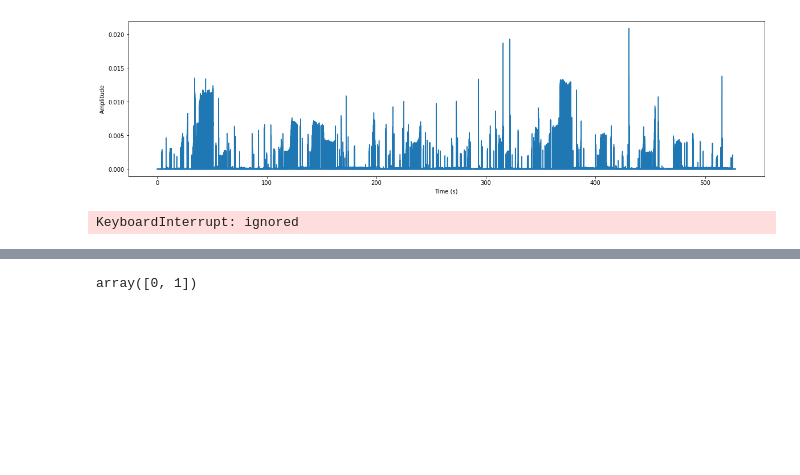
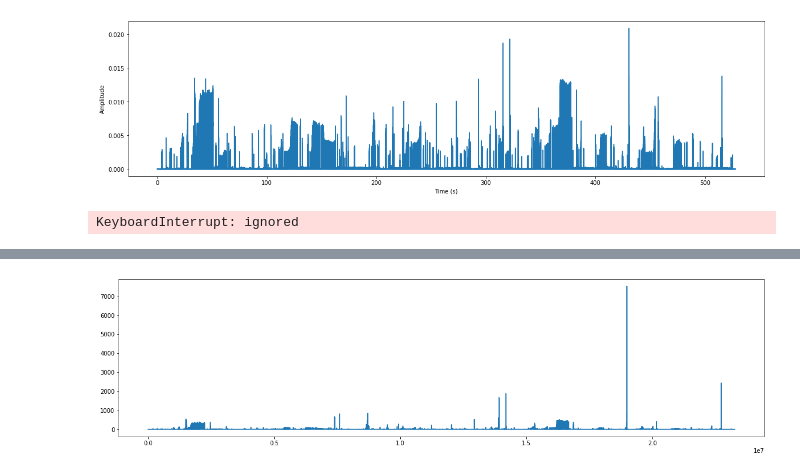
Before and after one commit to james-bole-pan/Xenopus_signal_processing, a Jupyter notebook: Wave_Envelope.ipynb, the cells around one changed output, grey strips where cells are left out. Drawn from its saved outputs; the diff is of its cells as text; code cells hidden in the pictures; blank space fills up the shorter version.

```diff
--- a/Wave_Envelope.ipynb
+++ b/Wave_Envelope.ipynb
@@ -83,5 +84,16 @@ for i in np.arange(0, len(coef_list)):
+# %%
+coef, freqs=pywt.cwt(samples,94,'morl')
+# %%
+a=np.abs(coef.mean(axis=0))
+a=a**2
+a=a/np.mean(a)
+b = a[0::20]
 # %%
-  plt.plot(first_coef[0][lbd:ubd]/max(first_coef[0][lbd:ubd]))
-  plt.plot(samples_abs[lbd:ubd]/max(samples_abs[lbd:ubd]))
+plt.figure(figsize=(20,5))
+plt.plot(a)
+#plt.axhline()
+#plt.xlim(0,44100*0.2)
+#plt.plot(samples_abs[lbd:ubd]/max(samples_abs[lbd:ubd]))
+plt.show()
 # %% [output]
-array([0, 1])
+[figure, added]
```
Also changed, not shown: parts of 9 cells of this notebook.
